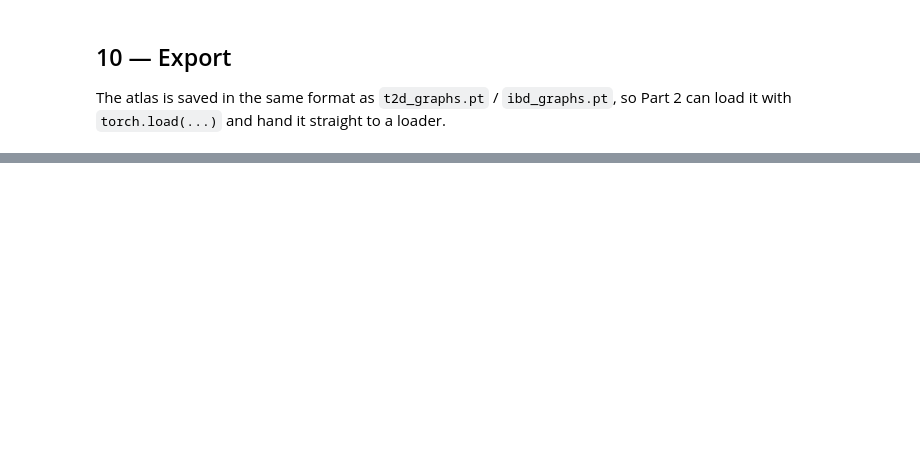
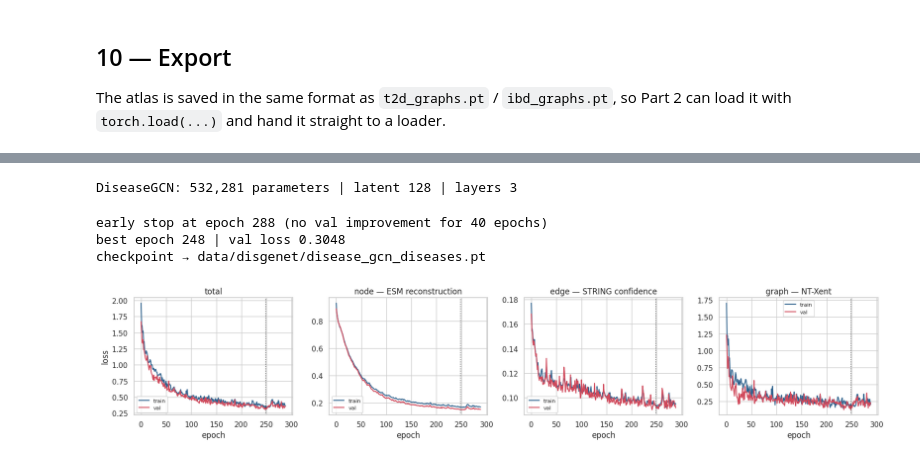
Before and after one commit to Multiomics-Analytics-Group/gea, a Jupyter notebook: docs/tutorial/demo-disgenet.ipynb, the cells around one changed output, grey strips where cells are left out. Drawn from its saved outputs; the diff is of its cells as text; code cells hidden in the pictures; blank space fills up the shorter version.

Commit message:
:sparkles: implemented GNN training on disease graphs

```diff
--- a/docs/tutorial/demo-disgenet.ipynb
+++ b/docs/tutorial/demo-disgenet.ipynb
@@ -1433,0 +1496,52 @@ the mouse T2D LIONESS graphs.
+# %%
+set_seed(SEED)
+model = DiseaseGCN(IN_CHANNELS, RECON_DIM).to(device)
+optimizer = torch.optim.Adam(model.parameters(), lr=LR, weight_decay=WEIGHT_DECAY)
+n_params = sum(p.numel() for p in model.parameters())
+print(f"DiseaseGCN: {n_params:,} parameters | latent {GCN_LATENT} | layers {len(model.convs)}")
+
+history, best = [], dict(val=float("inf"), epoch=-1, state=None)
+bar = tqdm(range(EPOCHS), desc="Training DiseaseGCN")
+for epoch in bar:
+    tr = run_epoch(model, train_loader, optimizer)
+    va = run_epoch(model, val_loader)
+    history.append({"epoch": epoch, **{f"train_{k}": v for k, v in tr.items()},
+                    **{f"val_{k}": v for k, v in va.items()}})
+    if va["loss"] < best["val"] - 1e-5:
+        best = dict(val=va["loss"], epoch=epoch,
+                    state={k: v.detach().cpu().clone() for k, v in model.state_dict().items()})
+    bar.set_postfix(train=f"{tr['loss']:.4f}", val=f"{va['loss']:.4f}", best=f"{best['val']:.4f}")
+    if epoch - best["epoch"] >= PATIENCE:
+        print(f"\nearly stop at epoch {epoch} (no val improvement for {PATIENCE} epochs)")
+        break
+
+model.load_state_dict(best["state"])
+history = pd.DataFrame(history)
+print(f"best epoch {best['epoch']} | val loss {best['val']:.4f}")
+
+torch.save({"state_dict": model.state_dict(),
+            "config": dict(in_channels=IN_CHANNELS, recon_dim=RECON_DIM, proj_dim=INPUT_PROJ_DIM,
+                           hidden=GCN_HIDDEN, latent=GCN_LATENT, dropout=GCN_DROPOUT,
+                           lambdas=(LAMBDA_NODE, LAMBDA_EDGE, LAMBDA_GRAPH),
+                           edge_mask_frac=EDGE_MASK_FRAC, edge_neg_ratio=EDGE_NEG_RATIO, seed=SEED),
+            "split": {"train": train_idx.tolist(), "val": val_idx.tolist()},
+            "history": history.to_dict("list"), "best_epoch": best["epoch"]}, GCN_CKPT)
+print(f"checkpoint → {GCN_CKPT}")
+# %% [output]
+DiseaseGCN: 532,281 parameters | latent 128 | layers 3
+early stop at epoch 288 (no val improvement for 40 epochs)
+best epoch 248 | val loss 0.3048
+checkpoint → data/disgenet/disease_gcn_diseases.pt
+# %%
+fig, ax = plt.subplots(1, 4, figsize=(17, 3.6))
+for a, (col, title) in zip(ax, [("loss", "total"), ("node", "node — ESM reconstruction"),
+                                ("edge", "edge — STRING confidence"), ("graph", "graph — NT-Xent")]):
+    a.plot(history["epoch"], history[f"train_{col}"], label="train", color="#30638e")
+    a.plot(history["epoch"], history[f"val_{col}"], label="val", color="#d1495b")
+    a.axvline(best["epoch"], color="k", ls=":", lw=1)
+    a.set(title=title, xlabel="epoch")
+    a.legend(fontsize=8)
+ax[0].set_ylabel("loss")
+plt.tight_layout(); plt.show()
+# %% [output]
+[figure, added]
```
Also changed, not shown: parts of 53 cells of this notebook.
